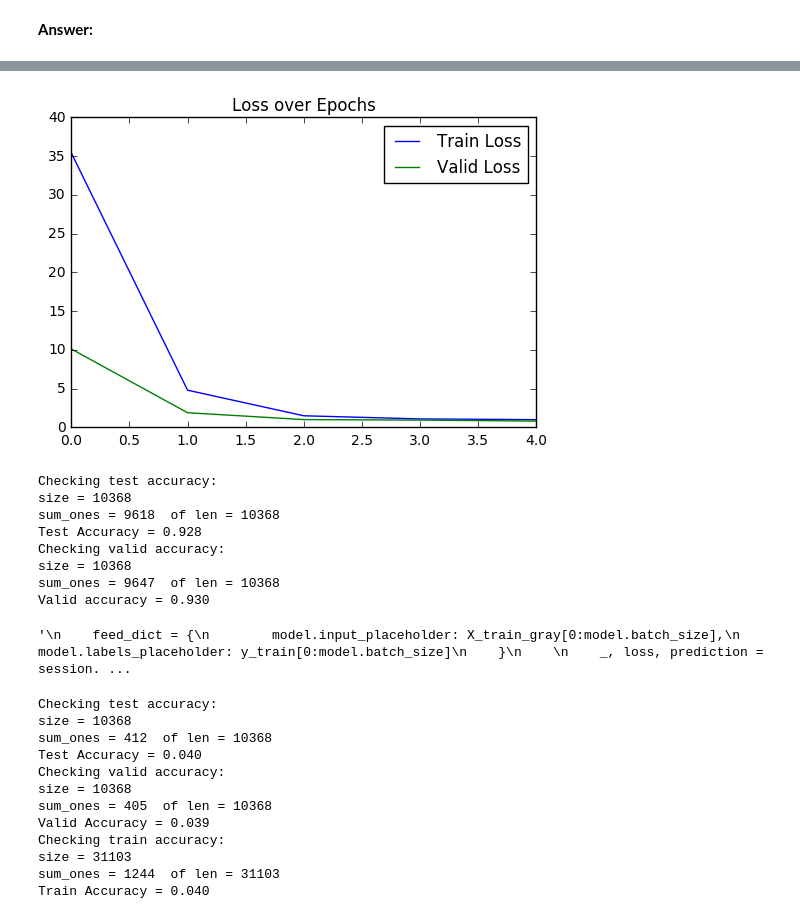
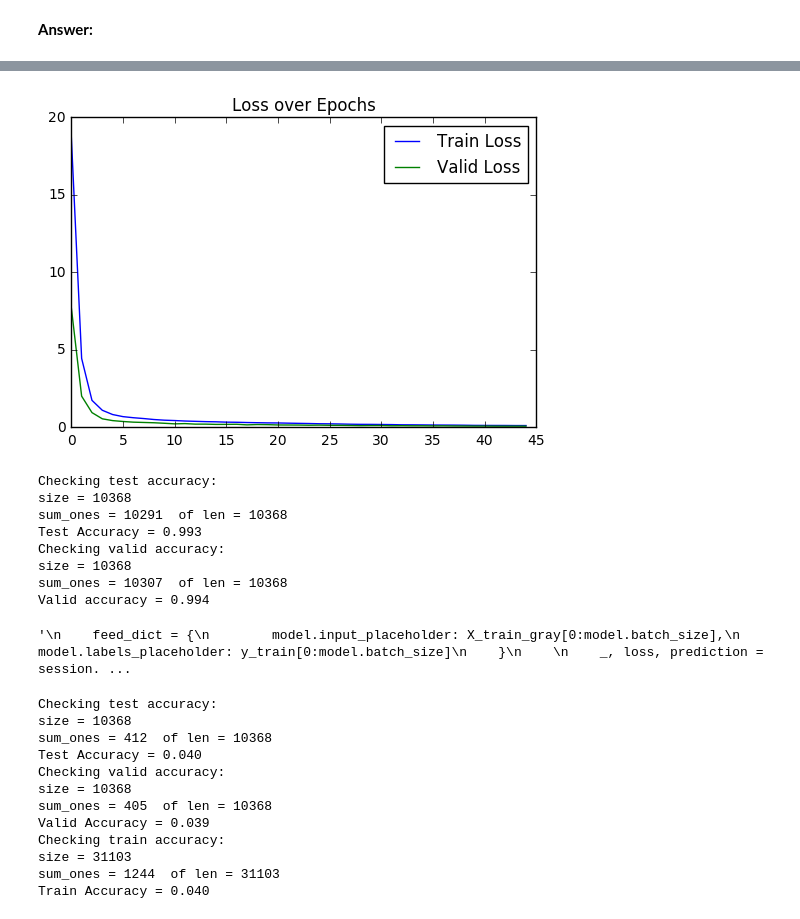
Before and after one commit to bexcite/traffic-signs, a Jupyter notebook: Traffic_Signs_Recognition.ipynb, the cells around one changed output, grey strips where cells are left out. Cells and saved outputs as stored; diff of their text form; code cells hidden in the pictures.

Commit message:
99.3% accuracy

```diff
--- a/Traffic_Signs_Recognition.ipynb
+++ b/Traffic_Signs_Recognition.ipynb
@@ -290,10 +290,10 @@ class SmallConfig(object):
     num_layers = 2
     batch_size = 128 # 128
     hidden_size = 200
-    max_epoch = 5 # 250
+    max_epoch = 45 # 250
     keep_prob = 0.5
     lr = 0.01
-    lr_decay = 0.99
+    lr_decay = 0.95
     train_size = X_train.shape[0]
 # %%
 # Model Define
@@ -360,6 +360,7 @@ class SignsModel(object):
 
 
         conv1_depth = 32
+        conv2_depth = 64
 
         # Define variables
         self.params["conv1_weights"] = conv1_weights = tf.Variable(
@@ -368,7 +369,14 @@ class SignsModel(object):
                                 dtype=tf.float32))
         self.params["conv1_biases"] = conv1_biases = tf.Variable(tf.zeros([conv1_depth], dtype=tf.float32))
 
-        self.params["W1"] = W1 = tf.Variable(tf.truncated_normal([self.image_size // 2 * self.image_size // 2 * conv1_depth, self.num_classes]), name="W1")
+        self.params["conv2_weights"] = conv2_weights = tf.Variable(
+            tf.truncated_normal([5, 5, conv1_depth, conv2_depth],
+                                stddev=0.1,
+                                dtype=tf.float32))
+        self.params["conv2_biases"] = conv2_biases = tf.Variable(tf.zeros([conv2_depth], dtype=tf.float32))
+
+
+        self.params["W1"] = W1 = tf.Variable(tf.truncated_normal([self.image_size // 4 * self.image_size // 4 * conv2_depth, self.num_classes]), name="W1")
         self.params["b1"] = b1 = tf.Variable(tf.truncated_normal([self.num_classes]), "b1")
 
         # Define ops
@@ -378,12 +386,23 @@ class SignsModel(object):
                             conv1_weights,
                             strides=[1, 1, 1, 1],
                             padding='SAME')
-        self.conv = conv
         relu = tf.nn.relu(tf.nn.bias_add(conv, conv1_biases))
         pool = tf.nn.max_pool(relu,
                               ksize=[1, 2, 2, 1],
                               strides=[1, 2, 2, 1],
                               padding='SAME')
+
+        # Conv Layer 2
+        conv = tf.nn.conv2d(pool,
+                            conv2_weights,
+                            strides=[1, 1, 1, 1],
+                            padding='SAME')
+        relu = tf.nn.relu(tf.nn.bias_add(conv, conv2_biases))
+        pool = tf.nn.max_pool(relu,
+                              ksize=[1, 2, 2, 1],
+                              strides=[1, 2, 2, 1],
+                              padding='SAME')
+
 
         # Reshape for fully connected layers
         pshape = pool.get_shape().as_list()
@@ -485,7 +504,7 @@ class SignsModel(object):
                 self.labels_placeholder: y,
                 self.dropout_placeholder: keep_prob
             }
-            _, loss, prediction, logits, conv = session.run([train_op, self.loss, self.prediction, self.output_logits, self.conv], feed_dict=feed_dict)
+            _, loss, prediction = session.run([train_op, self.loss, self.prediction], feed_dict=feed_dict)
 #             print("- conv =", conv)
 #             print("- loss =", loss)
 #             print("- logits =", logits)
@@ -497,7 +516,7 @@ class SignsModel(object):
 #             print("loss =", loss)
             if verbose is not None and (step + 1) % verbose == 0:
                 print("%d/%d loss = %f" % (step, num_steps, np.mean(total_loss)))
-#             if step > 50: break
+#             if step > 80: break
 
         return np.mean(total_loss)
 
@@ -510,7 +529,7 @@ class SignsModel(object):
         epoch_valid_loss = 0
         for epoch in range(max_epoch):
 
-            epoch_train_loss = self.run_epoch(session, train_data, train_labels, train_op = self.train_op, verbose = 40)
+            epoch_train_loss = self.run_epoch(session, train_data, train_labels, train_op = self.train_op, verbose = 20)
             total_train_loss.append(epoch_train_loss)
 
             epoch_valid_loss = self.run_epoch(session, valid_data, valid_labels)
@@ -615,12 +634,12 @@ LR = 0.00960596
-[figure, old version]
+[figure, new version]
 Checking test accuracy:
 size = 10368
-sum_ones = 9618  of len = 10368
-Test Accuracy = 0.928
+sum_ones = 10291  of len = 10368
+Test Accuracy = 0.993
 Checking valid accuracy:
 size = 10368
-sum_ones = 9647  of len = 10368
-Valid accuracy = 0.930
+sum_ones = 10307  of len = 10368
+Valid accuracy = 0.994
 '\n    feed_dict = {\n        model.input_placeholder: X_train_gray[0:model.batch_size],\n        model.labels_placeholder: y_train[0:model.batch_size]\n    }\n    \n    _, loss, prediction = session. ...
 # %%
 # t = X_train[0:1]
```
Also changed, not shown: parts of 2 cells of this notebook.
